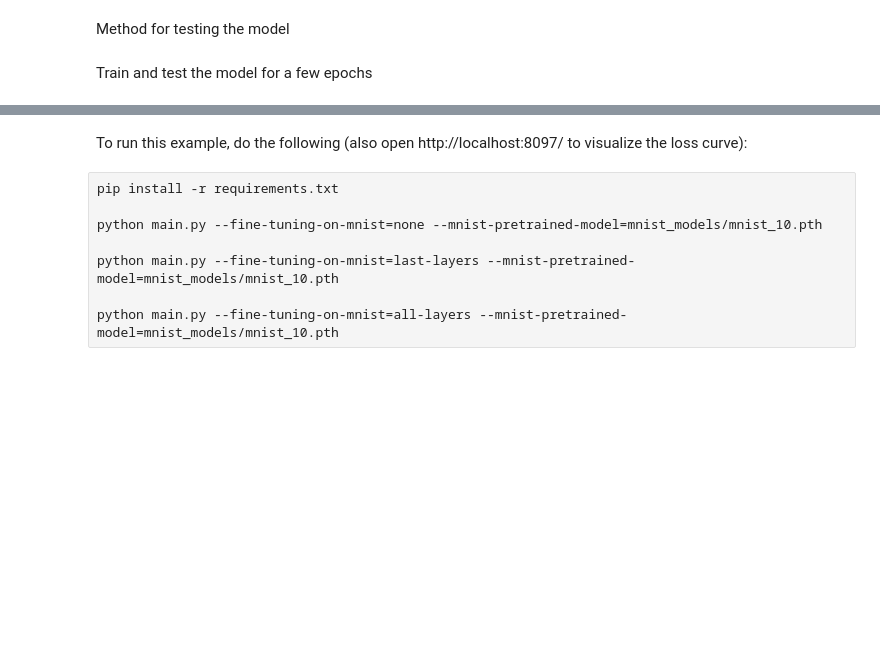
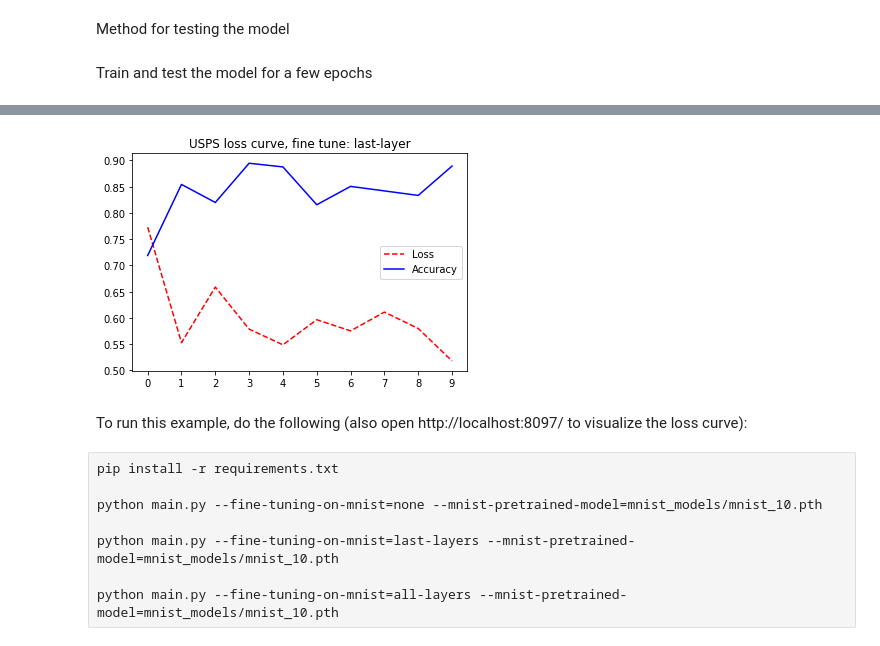
Before and after one commit to yf225/GMIC-PyTorch-Workshop, a Jupyter notebook: Tutorial2-TransferToUSPS/main.ipynb, the cells around one changed output, grey strips where cells are left out. Drawn from its saved outputs; the diff is of its cells as text; code cells hidden in the pictures; blank space fills up the shorter version.

```diff
--- a/Tutorial2-TransferToUSPS/main.ipynb
+++ b/Tutorial2-TransferToUSPS/main.ipynb
@@ -28,2 +19,7 @@ args = parser.parse_args()
+# %%
+# Parameters
+epochs = 10 # number of epochs to train (default: 10)
+fine_tuning_on_mnist = 'last-layer' # 'last-layer' / 'all-layers'
+mnist_pretrained_model = 'mnist_models/mnist.pth' # path to MNIST pretrained model
 # %% [markdown]
 Set up Visdom (for visualizing loss curve)
@@ -50,3 +26,12 @@ def plot_loss_curve(epoch, loss, accuracy):
+# %%
+
+
+def plot_loss_curve(nepochs, test_losses, accuracies):
+    plt.title('USPS loss curve, fine tune: ' + fine_tuning_on_mnist)
+    plt.xticks(np.arange(0, nepochs, 1))
+    plt.plot(range(nepochs), test_losses, 'r--', label='Loss')
+    plt.plot(range(nepochs), accuracies, 'b', label='Accuracy')
+    plt.legend()
 # %% [markdown]
 Define model structure
 # %%
@@ -76,11 +61,11 @@ model = MNISTNet()
 
 layers_to_tune = model
 
-if args.fine_tuning_on_mnist in ['last-layer', 'all-layers']:
-    pretrained_model_path = args.mnist_pretrained_model
+if fine_tuning_on_mnist in ['last-layer', 'all-layers']:
+    pretrained_model_path = mnist_pretrained_model
     model.load_state_dict(torch.load(pretrained_model_path))
 
-    if args.fine_tuning_on_mnist == 'last-layer':
+    if fine_tuning_on_mnist == 'last-layer':
         # Replace the last layer with a new uninitiated one, and only tune the parameters for this layer
         model.fc2 = nn.Linear(50, 10)
         layers_to_tune = model.fc2
@@ -153,10 +138,17 @@ def test(epoch):
         test_loss, correct, len(test_loader.dataset),
         100. * accuracy))
 
-    plot_loss_curve(epoch, test_loss, accuracy)
+    return test_loss, accuracy
 # %% [markdown]
 Train and test the model for a few epochs
 # %%
-for epoch in range(1, args.epochs + 1):
+test_losses = []
+accuracies = []
+for epoch in range(1, epochs + 1):
     train(epoch)
-    test(epoch)
+    test_loss, accuracy = test(epoch)
+    test_losses.append(test_loss)
+    accuracies.append(accuracy)
+
+plot_loss_curve(epoch, test_losses, accuracies)
+# %% [output]
@@ -163,3 +172,4 @@ for epoch in range(1, args.epochs + 1):
+[figure, added]
 # %% [markdown]
 To run this example, do the following (also open http://localhost:8097/ to visualize the loss curve):
 # %% [raw]
```
Also changed, not shown: parts of 4 cells of this notebook.
